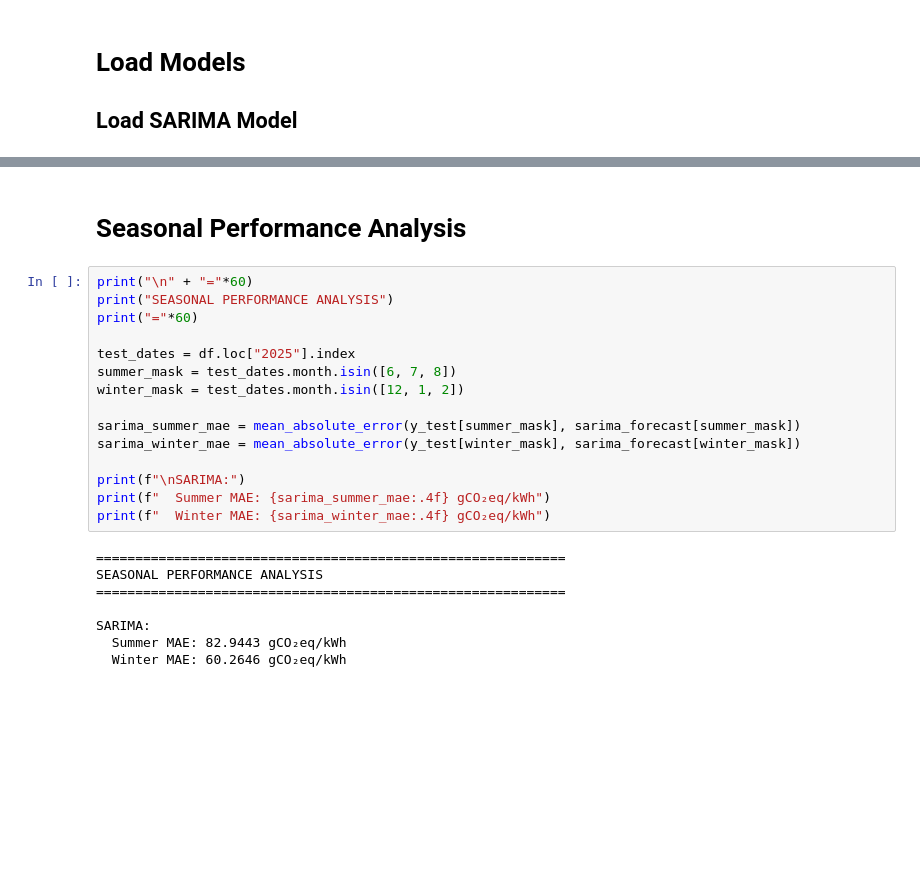
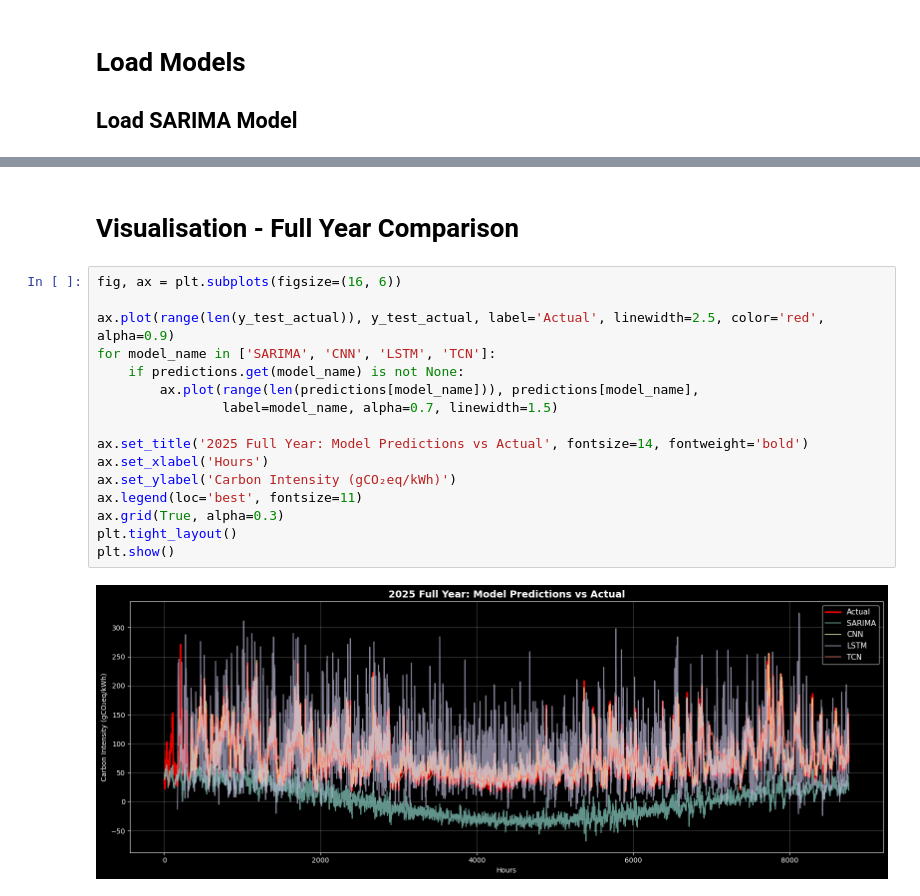
Before and after one commit to The-European-Avengers/MAJJ-ADL-eris, a Jupyter notebook: ml/model_comparison.ipynb, the cells around one changed output, grey strips where cells are left out. Cells and saved outputs as stored; diff of their text form; blank space fills up the shorter version.

```diff
--- a/ml/model_comparison.ipynb
+++ b/ml/model_comparison.ipynb
@@ -156,26 +386,21 @@ LSTM_v4         0.4427       nan          nan
 # %% [markdown]
-# Seasonal Performance Analysis
+# Visualisation - Full Year Comparison
 # %%
-print("\n" + "="*60)
-print("SEASONAL PERFORMANCE ANALYSIS")
-print("="*60)
+fig, ax = plt.subplots(figsize=(16, 6))
 
-test_dates = df.loc["2025"].index
-summer_mask = test_dates.month.isin([6, 7, 8])
-winter_mask = test_dates.month.isin([12, 1, 2])
+ax.plot(range(len(y_test_actual)), y_test_actual, label='Actual', linewidth=2.5, color='red', alpha=0.9)
+for model_name in ['SARIMA', 'CNN', 'LSTM', 'TCN']:
+    if predictions.get(model_name) is not None:
+        ax.plot(range(len(predictions[model_name])), predictions[model_name],
+                label=model_name, alpha=0.7, linewidth=1.5)
 
-sarima_summer_mae = mean_absolute_error(y_test[summer_mask], sarima_forecast[summer_mask])
-sarima_winter_mae = mean_absolute_error(y_test[winter_mask], sarima_forecast[winter_mask])
-
-print(f"\nSARIMA:")
-print(f"  Summer MAE: {sarima_summer_mae:.4f} gCO₂eq/kWh")
-print(f"  Winter MAE: {sarima_winter_mae:.4f} gCO₂eq/kWh")
+ax.set_title('2025 Full Year: Model Predictions vs Actual', fontsize=14, fontweight='bold')
+ax.set_xlabel('Hours')
+ax.set_ylabel('Carbon Intensity (gCO₂eq/kWh)')
+ax.legend(loc='best', fontsize=11)
+ax.grid(True, alpha=0.3)
+plt.tight_layout()
+plt.show()
 # %% [output]
-============================================================
-SEASONAL PERFORMANCE ANALYSIS
-============================================================
-
-SARIMA:
-  Summer MAE: 82.9443 gCO₂eq/kWh
-  Winter MAE: 60.2646 gCO₂eq/kWh
+[figure, added]
 # %% [markdown]
```
Also changed, not shown: parts of 16 cells of this notebook, 41 other files.
